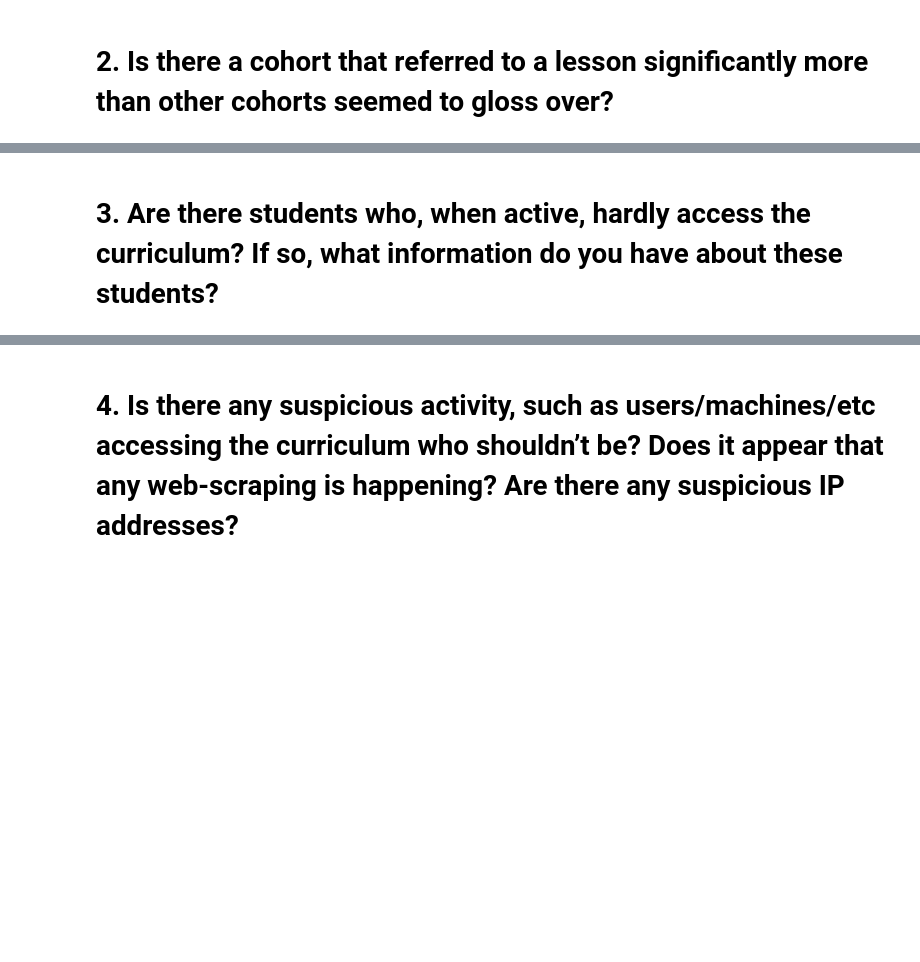
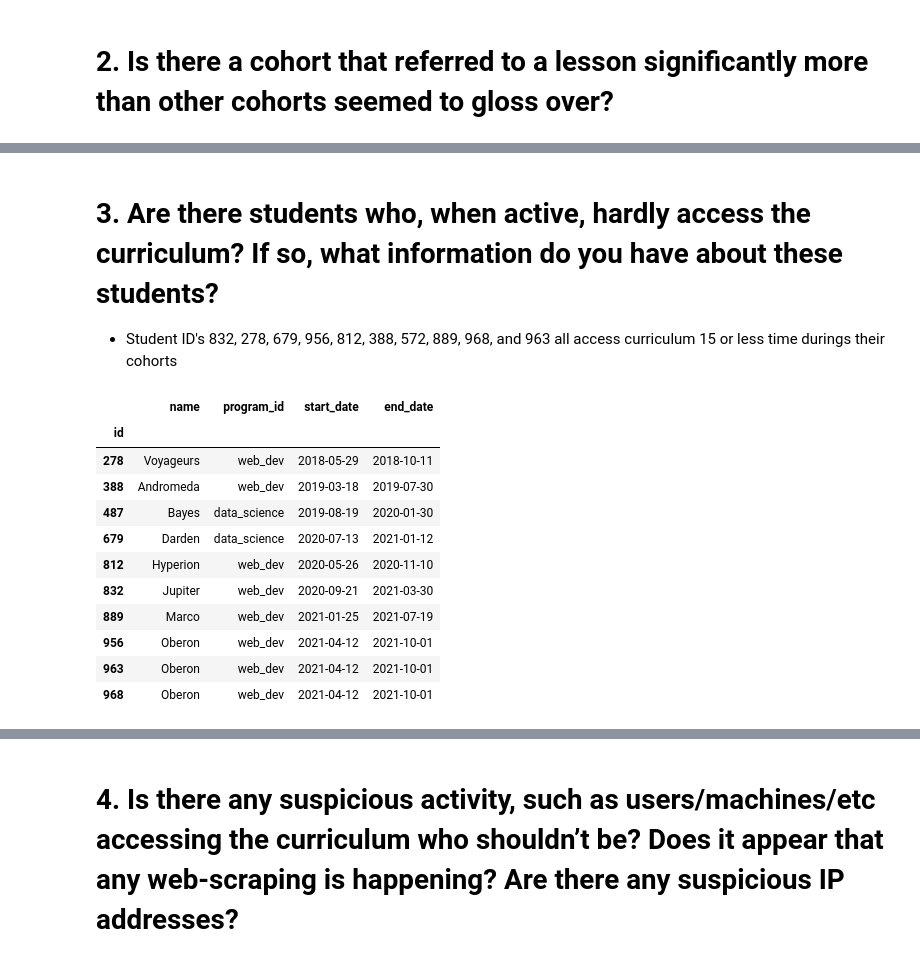
Before and after one commit to joshua-shorterivey/anomaly-detection-exercises, a Jupyter notebook: anomaly_detection_project.ipynb, the cells around one changed output, grey strips where cells are left out. Cells and saved outputs as stored; diff of their text form; code cells hidden in the pictures; blank space fills up the shorter version.

```diff
--- a/anomaly_detection_project.ipynb
+++ b/anomaly_detection_project.ipynb
@@ -19,0 +40,2 @@ from sklearn.preprocessing import MinMaxScaler
+# %%
+cohorts = get_cohort()
@@ -139,2 +163,18 @@ df2 = df.copy()
 # %% [markdown]
 # 3. Are there students who, when active, hardly access the curriculum? If so, what information do you have about these students?
+* Student ID's 832, 278, 679, 956, 812, 388, 572, 889, 968, and 963 all access curriculum 15 or less time durings their cohorts
+# %%
+df.loc[df['id'].isin([832, 278, 679, 956, 812, 388, 487, 889, 968, 963])].groupby('id')[['name', 'program_id', 'start_date', 'end_date']].max()
+# %% [output]
+|  | name | program_id | start_date | end_date |
+| id |  |  |  |  |
+| 278 | Voyageurs | web_dev | 2018-05-29 | 2018-10-11 |
+| 388 | Andromeda | web_dev | 2019-03-18 | 2019-07-30 |
+| 487 | Bayes | data_science | 2019-08-19 | 2020-01-30 |
+| 679 | Darden | data_science | 2020-07-13 | 2021-01-12 |
+| 812 | Hyperion | web_dev | 2020-05-26 | 2020-11-10 |
+| 832 | Jupiter | web_dev | 2020-09-21 | 2021-03-30 |
+| 889 | Marco | web_dev | 2021-01-25 | 2021-07-19 |
+| 956 | Oberon | web_dev | 2021-04-12 | 2021-10-01 |
+| 963 | Oberon | web_dev | 2021-04-12 | 2021-10-01 |
+| 968 | Oberon | web_dev | 2021-04-12 | 2021-10-01 |
```
Also changed, not shown: parts of 30 cells of this notebook.
